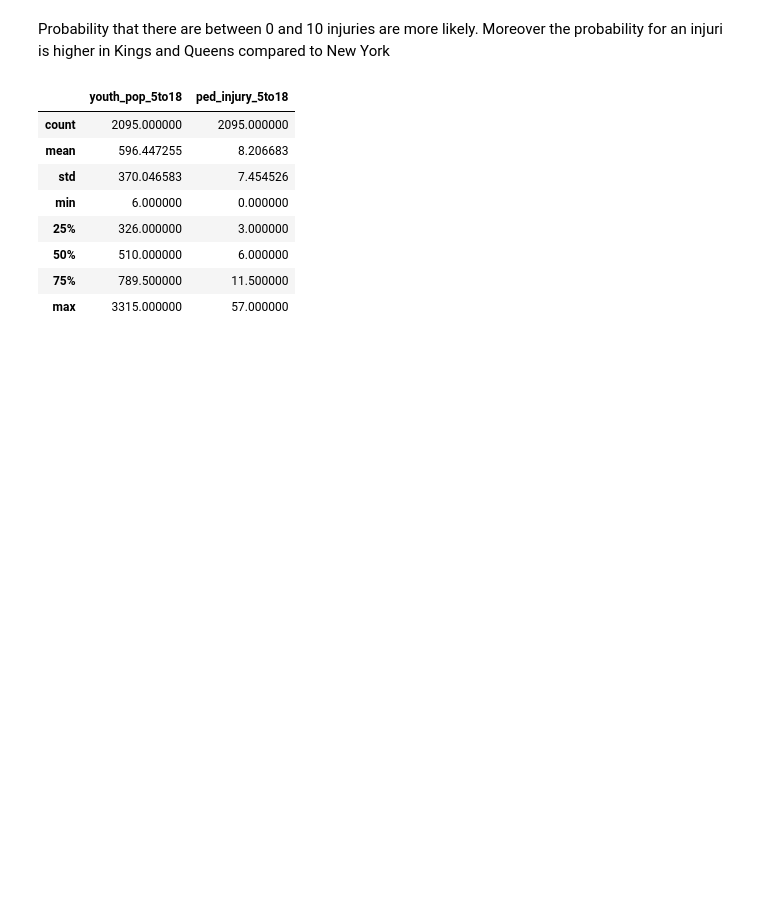
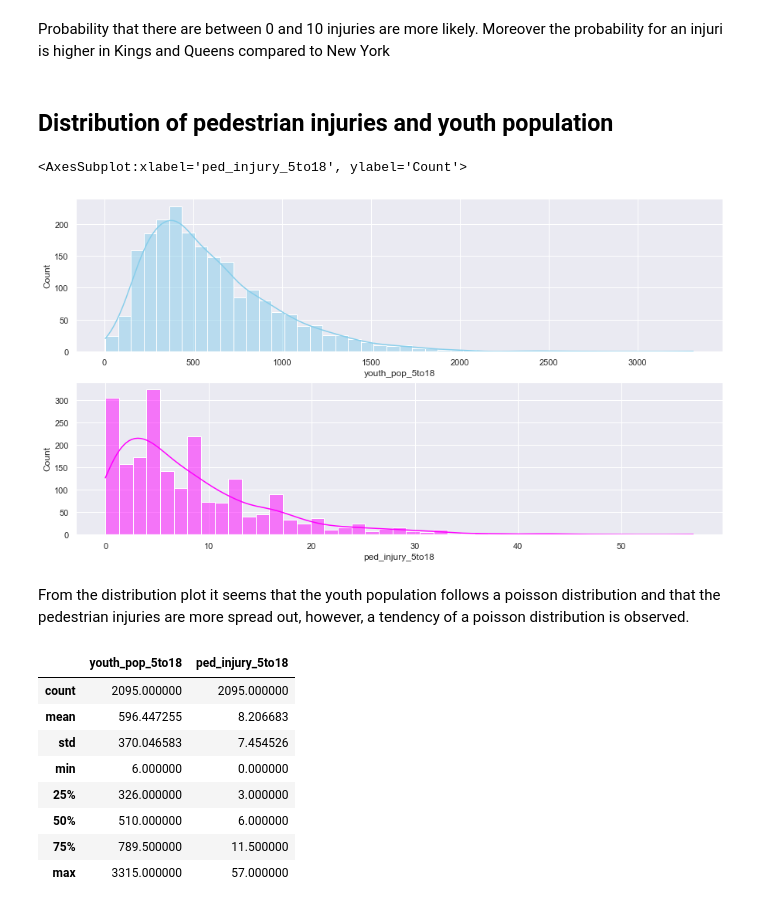
Before and after one commit to KatinkaKlepsch/model_based_ML, a Jupyter notebook: exploratory notebook.ipynb, the cells around one changed output. Drawn from its saved outputs; the diff is of its cells as text; code cells hidden in the pictures; blank space fills up the shorter version.

```diff
--- a/exploratory notebook.ipynb
+++ b/exploratory notebook.ipynb
@@ -128,6 +124,22 @@ sns.displot(df_viz, x="ped_injury_5to18", hue="County", element="step", aspect=1
 [figure]
 # %% [markdown]
 Probability that there are between 0 and 10 injuries are more likely. Moreover the probability for an injuri is higher in Kings and Queens compared to New York
+# %% [markdown]
+## Distribution of pedestrian injuries and youth population
+# %%
+import seaborn as sns
+sns.set(style="darkgrid")
+df = sns.load_dataset("iris")
+
+fig, axs = plt.subplots(2, 1, figsize=(15, 8))
+
+sns.histplot(data=df_viz, x="youth_pop_5to18", kde=True, color="skyblue", ax=axs[0])
+sns.histplot(data=df_viz, x="ped_injury_5to18", kde=True, color="magenta", ax=axs[1])
+# %% [output]
+<AxesSubplot:xlabel='ped_injury_5to18', ylabel='Count'>
+[figure, added]
+# %% [markdown]
+From the distribution plot it seems that the youth population follows a poisson distribution and that the pedestrian injuries are more spread out, however, a tendency of a poisson distribution is observed.
 # %%
 df_viz[["youth_pop_5to18","ped_injury_5to18"]].describe()
 # %% [output]
```
Also changed, not shown: parts of 9 cells of this notebook.
